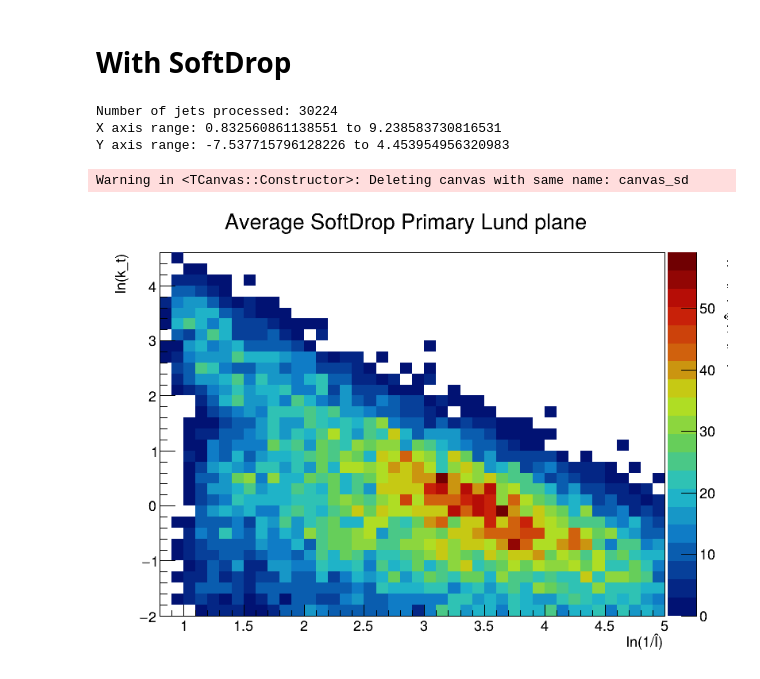
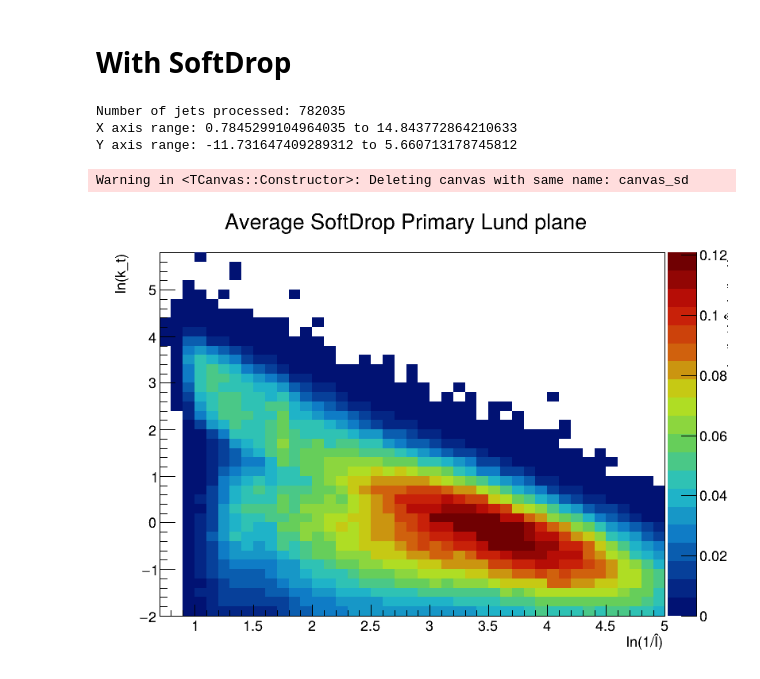
Before and after one commit to ISTAlexandre/PIC2-CMS-Jet-Substructure, a Jupyter notebook: python/plot_lund.ipynb, the cells around one changed output. Saved outputs shown, nothing was run; the diff lists cells and outputs as text; code cells hidden in the pictures.

Commit message:
v0.4
Average Lund Plane -
Draw Secondary Lund plane
Fix z values on the graphs

```diff
--- a/python/plot_lund.ipynb
+++ b/python/plot_lund.ipynb
@@ -106,7 +106,7 @@ plt.plot()
 []
 [figure]
 # %%
-file_path = "../root/out_94C50CE8-43B0-AF4D-A8AE-BE0C7EC09B80.root"
+file_path = "../root/out_1ED582EB-116D-7D4A-ACD3-B1FDD875261D.root"
 
 file = ROOT.TFile.Open(file_path)
 tree = file.Get("jetTree")
@@ -129,10 +129,11 @@ for event in range(n_entries):
     tree.GetEntry(event)
     for jet_i in range(len(tree.jet_pt)):
         if tree.jetAK[jet_i] == 8 or tree.jet_pt[jet_i] < 200:
-            if tree.jetAK[jet_i] != 8:
-                njets += 1
+            #if tree.jetAK[jet_i] != 8:
+            #    njets += 1
             continue
         for i in range(len(tree.lund_coords_x[jet_i])):
+            njets += 1
             x = tree.lund_coords_x[jet_i][i]
             y = tree.lund_coords_y[jet_i][i]
 
@@ -204,10 +271,11 @@ for event in range(n_entries):
     tree.GetEntry(event)
     for jet_i in range(len(tree.jet_pt)):
         if tree.jetAK[jet_i] == 8 or tree.jet_pt[jet_i] < 200:
-            if tree.jetAK[jet_i] != 8:
-                njets += 1
+            #if tree.jetAK[jet_i] != 8:
+            #    njets += 1
             continue
         for i in range(len(tree.lund_coords_x_sd[jet_i])):
+            njets += 1
             x = tree.lund_coords_x_sd[jet_i][i]
             y = tree.lund_coords_y_sd[jet_i][i]
 
@@ -220,35 +288,41 @@ for event in range(n_entries):
             if y < min_y_sd:
                 min_y_sd = y
 
             hist_sd.Fill(x, y)
+
 print(f"Number of jets processed: {njets}")
 #Remove stat box
 ROOT.gStyle.SetOptStat(0)
 #Rescale the histogram bins to the observed min and max values
 print(f"X axis range: {min_x_sd} to {max_x_sd}")
 print(f"Y axis range: {min_y_sd} to {max_y_sd}")
 if min_x_sd < 0:
     min_x_sd = 0
 if max_x_sd > 5:
     max_x_sd = 5
 if min_y_sd < -2:
     min_y_sd = -2
 if max_y_sd > 7:
     max_y_sd = 7
 hist_sd.GetXaxis().SetRangeUser(min_x_sd, max_x_sd)
 hist_sd.GetYaxis().SetRangeUser(min_y_sd, max_y_sd)
 
 integral_sd = hist_sd.Integral()
-#hist_sd.Scale(1.0/integral_sd)
+if njets > 0:
+    bwx = hist_sd.GetXaxis().GetBinWidth(1)
+    bwy = hist_sd.GetYaxis().GetBinWidth(1)
+    #hist.Scale(1.0 / (njets * bwx * bwy))
+    hist_sd.Scale(1.0 / (njets * bwx * bwy))
+
 #Change color palette
 ROOT.gStyle.SetPalette(ROOT.kRainbow)
 #Plotting
 canvas_sd = ROOT.TCanvas("canvas_sd", "Average SoftDrop Primary Lund Plane", 800, 600)
 hist_sd.Draw("COLZ")
 canvas_sd.Draw()
 # %% [output]
-Number of jets processed: 30224
-X axis range: 0.832560861138551 to 9.238583730816531
-Y axis range: -7.537715796128226 to 4.453954956320983
+Number of jets processed: 782035
+X axis range: 0.7845299104964035 to 14.843772864210633
+Y axis range: -11.731647409289312 to 5.660713178745812
 Warning in <TCanvas::Constructor>: Deleting canvas with same name: canvas_sd
-[figure, old version]
+[figure, new version]
```
Also changed, not shown: parts of 5 cells of this notebook, 1 other file.
